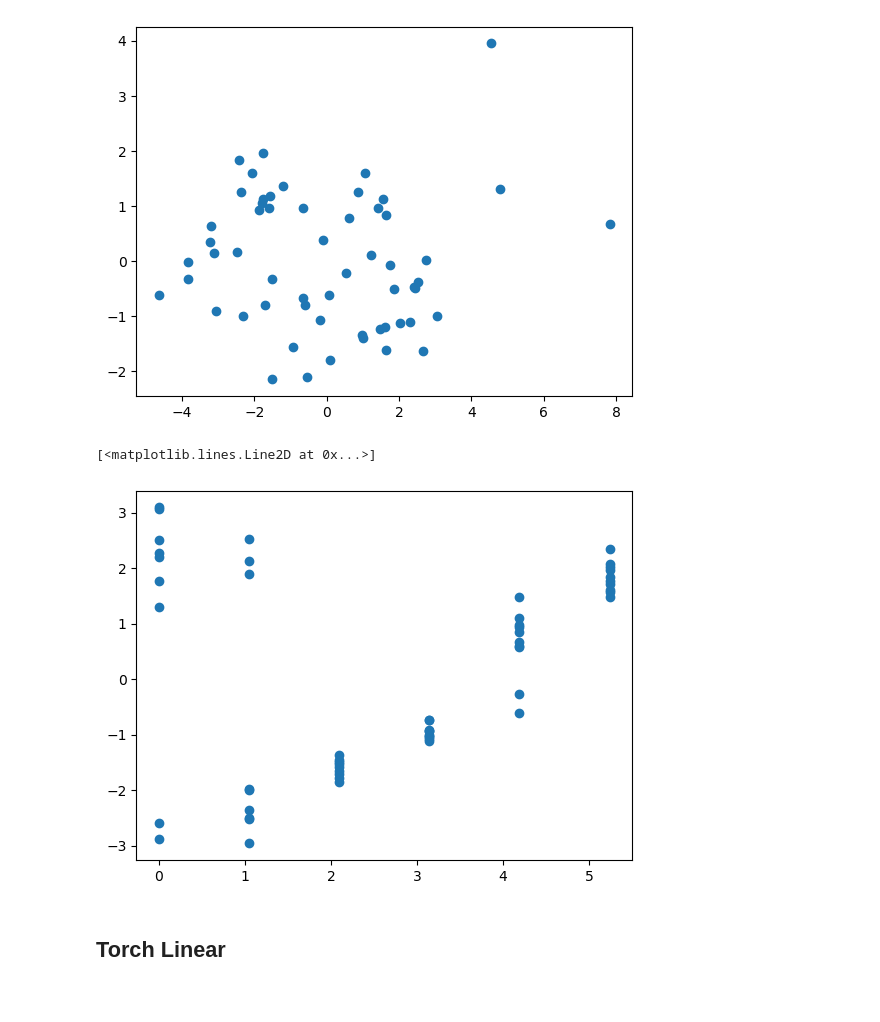
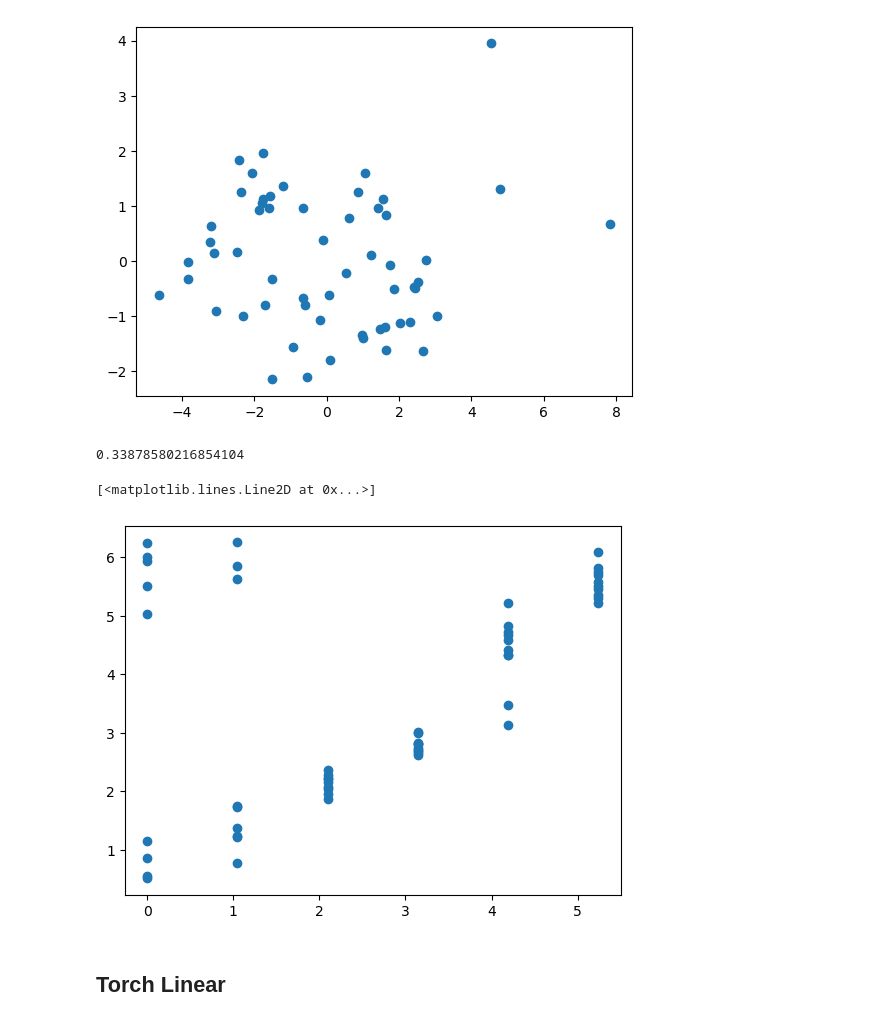
Before and after one commit to AndreaSalati/AE, a Jupyter notebook: first_network.ipynb, the cells around one changed output. Drawn from its saved outputs; the diff is of its cells as text; code cells hidden in the pictures.

```diff
--- a/first_network.ipynb
+++ b/first_network.ipynb
@@ -27,6 +27,8 @@ DATA=DATA.float()
 E=np.array(PeriodicData.values)
 # %%
 true_phases=pd.read_csv("/home/salati/CHIRAL/Pkg/CHIRAL/Example/true_phi.txt",sep=" ")
+true_phases=np.array(true_phases.values)
+true_phases=true_phases[:,0]
 # %%
 N_Genes=DATA.shape[0]
 N_Samples=DATA.shape[1]
@@ -63,12 +65,17 @@ plt.plot(pca_points[:,0] , pca_points[:,1], 'o')
 [<matplotlib.lines.Line2D at 0x...>]
 [figure]
 # %%
+from DATA_generator import *
 PCA_phi=np.arctan2(pca_points[:,0],pca_points[:,1])
+PCAshifted_phi,madPCA=optimal_shift(PCA_phi, true_phases)
+madPCA
+# %% [output]
+0.33878580216854104
 # %%
-plt.plot(true_phases,PCA_phi, 'o')
+plt.plot(true_phases,PCAshifted_phi, 'o')
 # %% [output]
 [<matplotlib.lines.Line2D at 0x...>]
-[figure, old version]
+[figure, new version]
 # %% [markdown]
 ## Torch Linear
 # %% [markdown]
```
Also changed, not shown: parts of 13 cells of this notebook.
